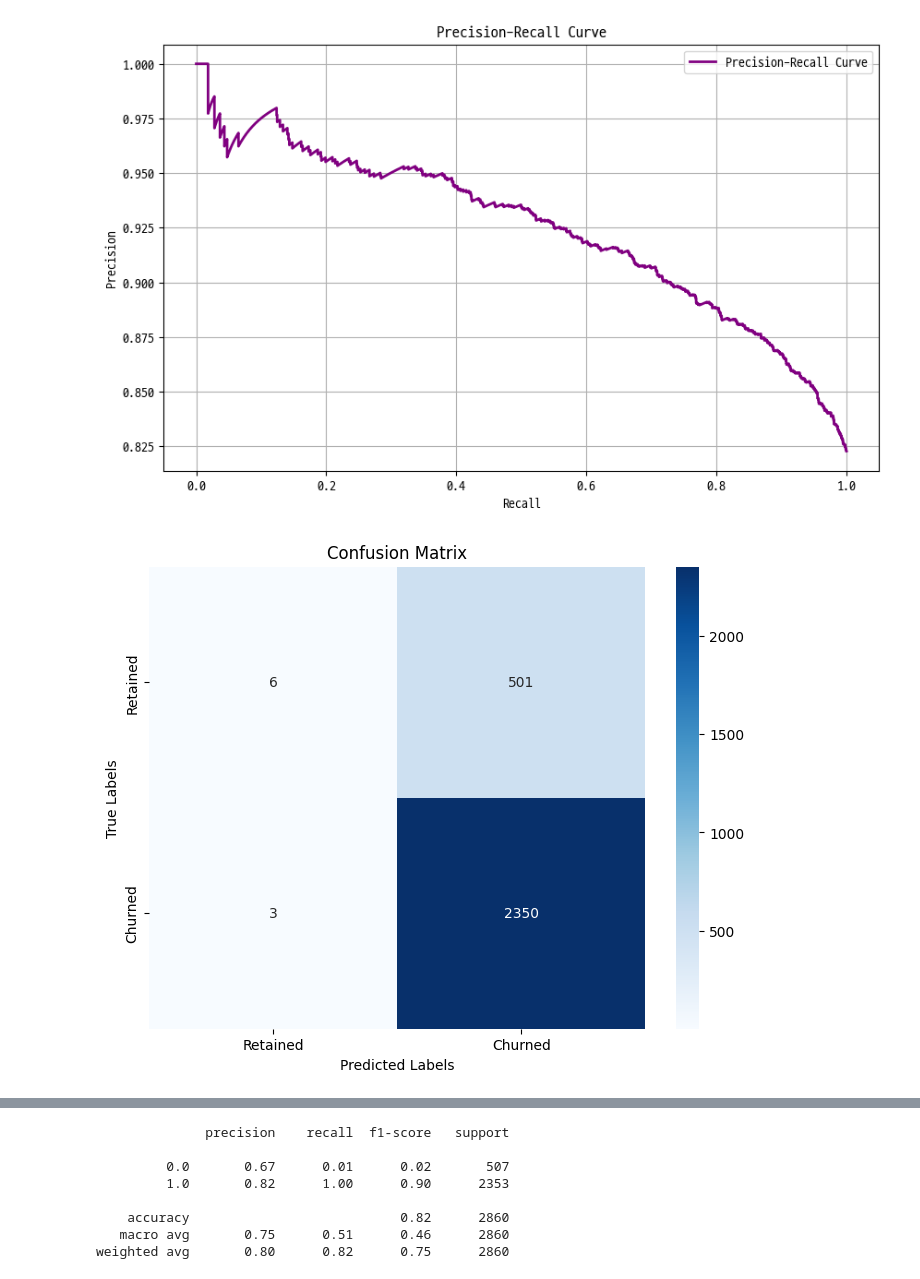
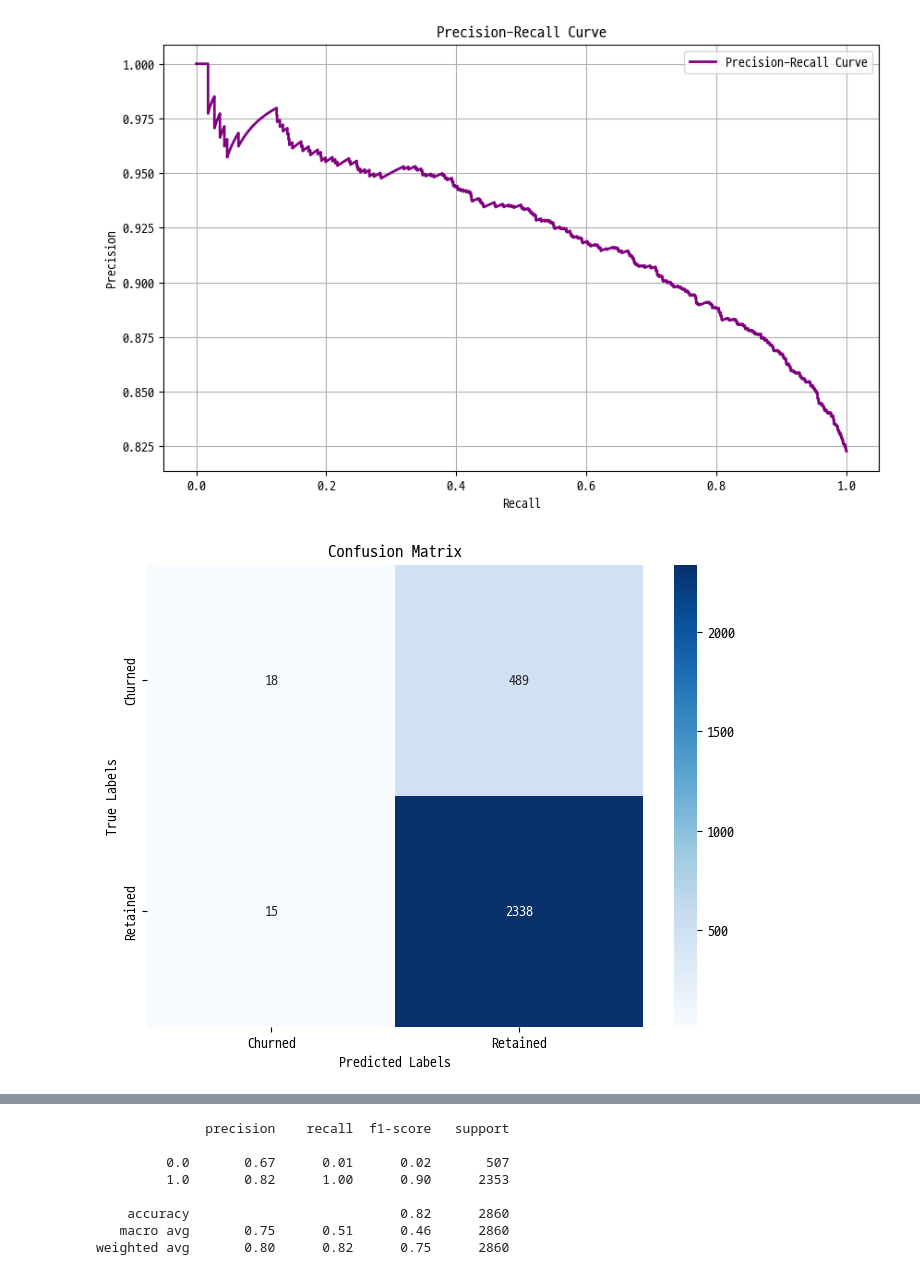
Before and after one commit to SKNETWORKS-FAMILY-AICAMP/SKN06-2nd-6Team, a Jupyter notebook: DL.ipynb, the cells around one changed output, grey strips where cells are left out. Saved outputs shown, nothing was run; the diff lists cells and outputs as text; code cells hidden in the pictures.

```diff
--- a/DL.ipynb
+++ b/DL.ipynb
@@ -410,0 +415,7 @@ Overwriting module/dl_test.py
+# %%
+save_path = "model/best_gbm.pkl"
+test_loader_path = "data/X_test.csv"
+y_test_path = "data/y_test.csv"
+metrics, y_test, y_pred_list = metrics(
+    test_loader_path, y_test_path, save_path, mode="ml"
+)
@@ -411,7 +427,11 @@ Overwriting module/dl_test.py
 # %%
-save_path = "model/dl_model.pt"
+save_path = "model/dl_model_1.pt"
 test_loader_path = "data/test_loader.pth"
 y_test_path = "data/y_test.csv"
 metrics, y_test, y_pred_list = metrics(
-    test_loader_path, y_test_path, save_path, device="cpu"
+    test_loader_path, y_test_path, save_path, mode="dl"
 )
+# %%
+y_test = y_test.tolist()
+# %%
+y_pred_list = y_pred_list.tolist()
@@ -502,21 +547,21 @@ plt.show()
 # %%
 # 혼동 행렬 계산
 conf_matrix = confusion_matrix(y_test, y_pred_list)
 
 
 # 히트맵으로 혼동 행렬 시각화
 plt.figure(figsize=(8, 6))
 sns.heatmap(
     conf_matrix,
     annot=True,
     fmt="d",
     cmap="Blues",
-    xticklabels=["Retained", "Churned"],
-    yticklabels=["Retained", "Churned"],
+    xticklabels=["Churned", "Retained"],
+    yticklabels=["Churned", "Retained"],
 )
 plt.title("Confusion Matrix")
 plt.xlabel("Predicted Labels")
 plt.ylabel("True Labels")
 plt.show()
 # %% [output]
-[figure, old version]
+[figure, new version]
```
Also changed, not shown: parts of 14 cells of this notebook, 16 other files.
